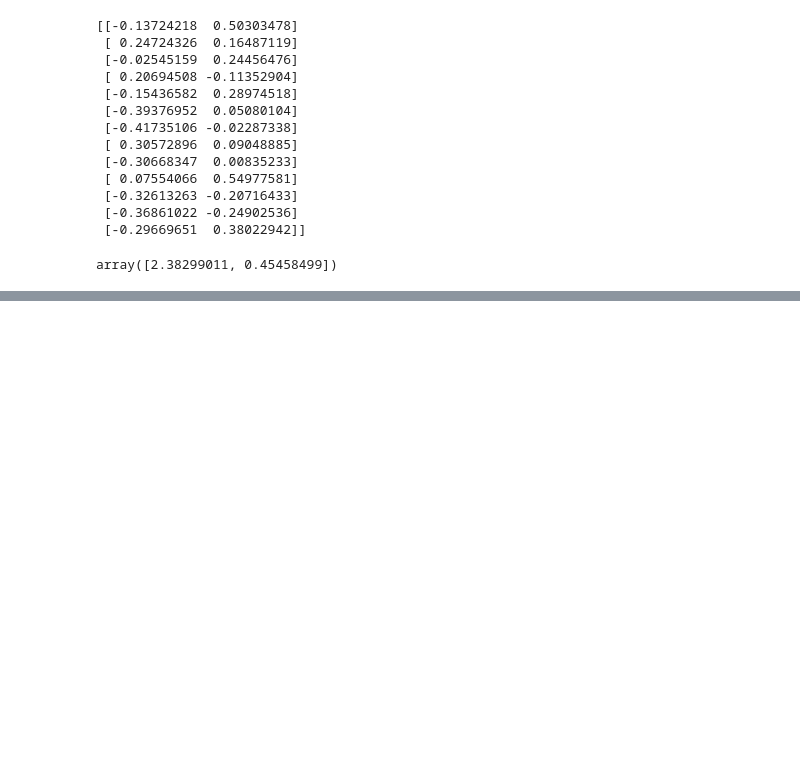
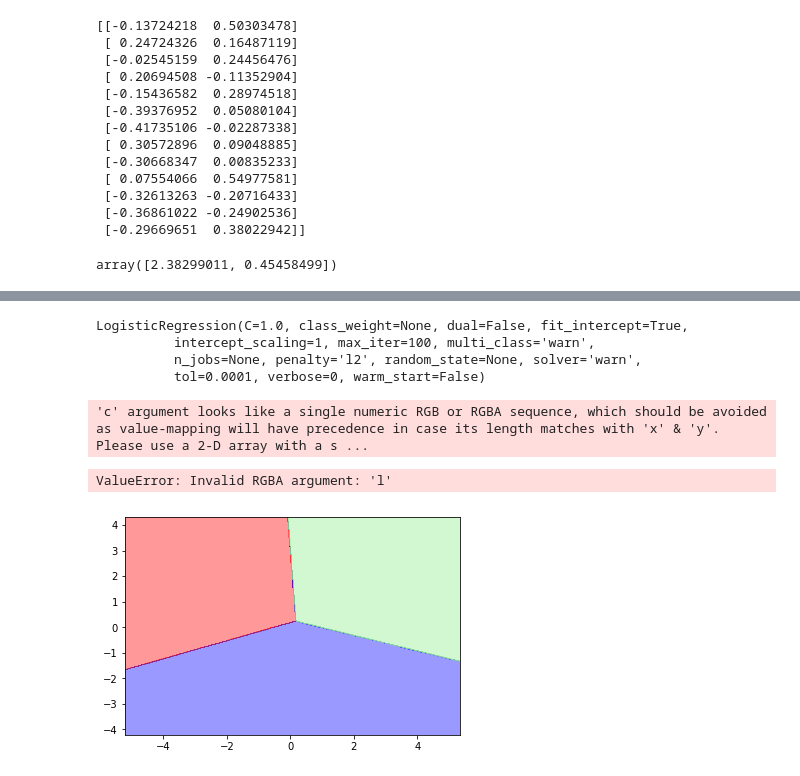
Before and after one commit to sanoyo/midori-ml, a Jupyter notebook: pca.ipynb, the cells around one changed output, grey strips where cells are left out. Saved outputs shown, nothing was run; the diff lists cells and outputs as text; code cells hidden in the pictures; blank space fills up the shorter version.

```diff
--- a/pca.ipynb
+++ b/pca.ipynb
@@ -121,0 +163,28 @@ plt.show()
+# %%
+# PCAのインスタンス生成
+pca = PCA(n_components=2)
+# %%
+lr = LogisticRegression()
+
+# トレーニングデータとテストデータでPCAを実行
+X_train_pca = pca.fit_transform(X_train_std)
+X_test_pca = pca.transform(X_test_std)
+# %%
+lr.fit(X_train_pca, y_train)
+# %% [output]
+LogisticRegression(C=1.0, class_weight=None, dual=False, fit_intercept=True,
+          intercept_scaling=1, max_iter=100, multi_class='warn',
+          n_jobs=None, penalty='l2', random_state=None, solver='warn',
+          tol=0.0001, verbose=0, warm_start=False)
+# %%
+# 決定教会をプロット
+plot_decision_regions(X_train_pca, y_train, classifier=lr)
+plt.xlabel('PC1')
+plt.ylabel('PC2')
+plt.legend(loc = 'lower left')
+plt.tight_layout()
+plt.show()
+# %% [output]
+'c' argument looks like a single numeric RGB or RGBA sequence, which should be avoided as value-mapping will have precedence in case its length matches with 'x' & 'y'.  Please use a 2-D array with a s ...
+ValueError: Invalid RGBA argument: 'l'
+[figure, added]
```
Also changed, not shown: parts of 6 cells of this notebook.
